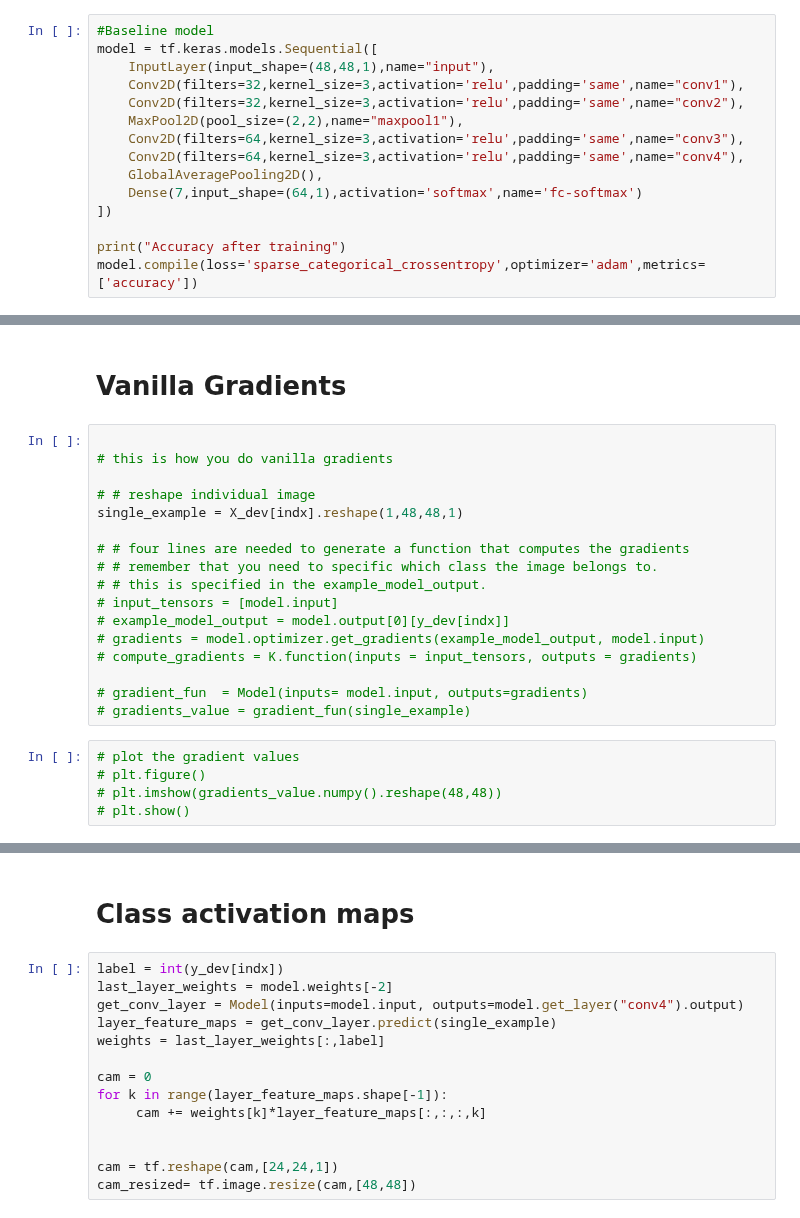
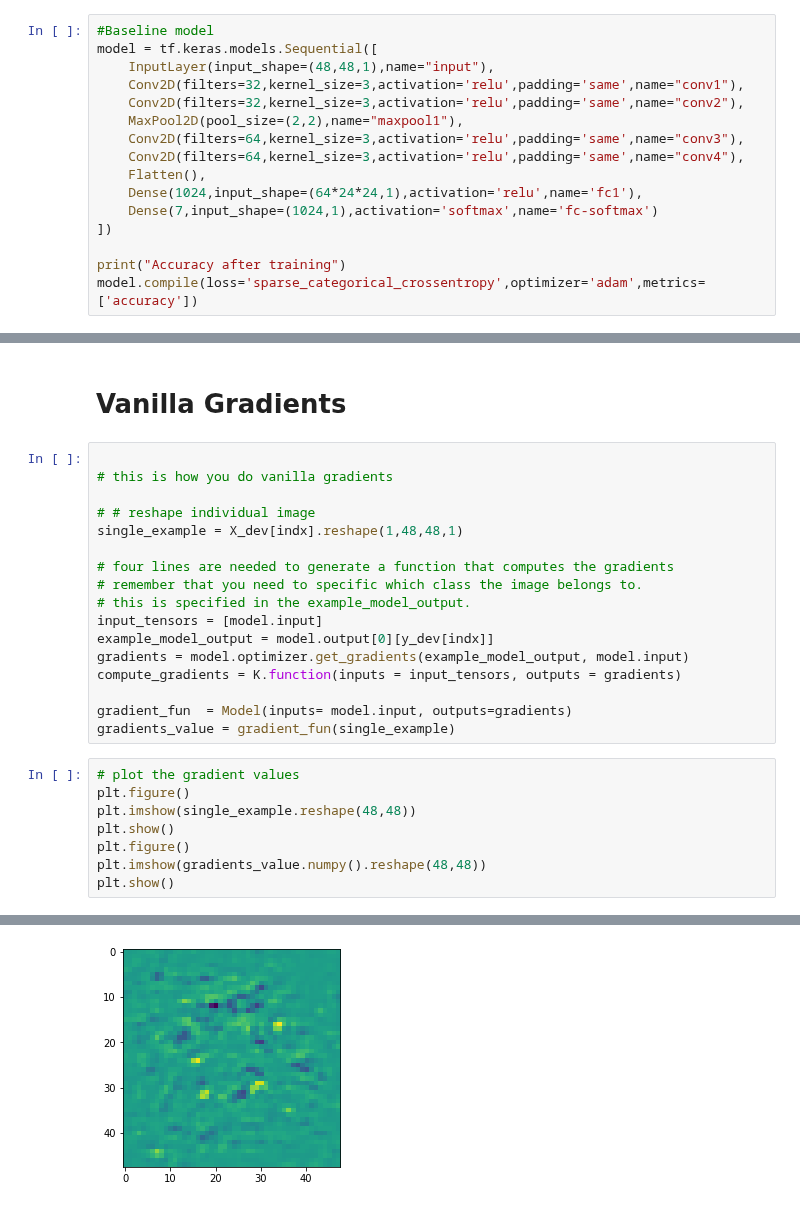
Before and after one commit to amilkh/cs230-fer, a Jupyter notebook: fer2013_pawan_vanilla.ipynb, the cells around one changed output, grey strips where cells are left out. Drawn from its saved outputs; the diff is of its cells as text.

```diff
--- a/fer2013_pawan_vanilla.ipynb
+++ b/fer2013_pawan_vanilla.ipynb
@@ -92,8 +92,9 @@ model = tf.keras.models.Sequential([
     MaxPool2D(pool_size=(2,2),name="maxpool1"),
     Conv2D(filters=64,kernel_size=3,activation='relu',padding='same',name="conv3"),
     Conv2D(filters=64,kernel_size=3,activation='relu',padding='same',name="conv4"),
-    GlobalAveragePooling2D(),
-    Dense(7,input_shape=(64,1),activation='softmax',name='fc-softmax')
+    Flatten(),
+    Dense(1024,input_shape=(64*24*24,1),activation='relu',name='fc1'),
+    Dense(7,input_shape=(1024,1),activation='softmax',name='fc-softmax')
 ])
 
 print("Accuracy after training")
@@ -174,18 +172,22 @@ NameError: ignored
 # # reshape individual image
 single_example = X_dev[indx].reshape(1,48,48,1)
 
-# # four lines are needed to generate a function that computes the gradients
-# # remember that you need to specific which class the image belongs to.
-# # this is specified in the example_model_output.
-# input_tensors = [model.input]
-# example_model_output = model.output[0][y_dev[indx]]
-# gradients = model.optimizer.get_gradients(example_model_output, model.input)
-# compute_gradients = K.function(inputs = input_tensors, outputs = gradients)
+# four lines are needed to generate a function that computes the gradients
+# remember that you need to specific which class the image belongs to.
+# this is specified in the example_model_output.
+input_tensors = [model.input]
+example_model_output = model.output[0][y_dev[indx]]
+gradients = model.optimizer.get_gradients(example_model_output, model.input)
+compute_gradients = K.function(inputs = input_tensors, outputs = gradients)
 
-# gradient_fun  = Model(inputs= model.input, outputs=gradients)
-# gradients_value = gradient_fun(single_example)
+gradient_fun  = Model(inputs= model.input, outputs=gradients)
+gradients_value = gradient_fun(single_example)
 # %%
 # plot the gradient values
-# plt.figure()
-# plt.imshow(gradients_value.numpy().reshape(48,48))
-# plt.show()
+plt.figure()
+plt.imshow(single_example.reshape(48,48))
+plt.show()
+plt.figure()
+plt.imshow(gradients_value.numpy().reshape(48,48))
+plt.show()
+# %% [output]
@@ -192,16 +195 @@ single_example = X_dev[indx].reshape(1,48,48,1)
+[figure, added]
-# %% [markdown]
-# Class activation maps
-# %%
-label = int(y_dev[indx])
-last_layer_weights = model.weights[-2]
-get_conv_layer = Model(inputs=model.input, outputs=model.get_layer("conv4").output)
-layer_feature_maps = get_conv_layer.predict(single_example)
-weights = last_layer_weights[:,label]
-
-cam = 0
-for k in range(layer_feature_maps.shape[-1]):
-     cam += weights[k]*layer_feature_maps[:,:,:,k]
-
-
-cam = tf.reshape(cam,[24,24,1])
-cam_resized= tf.image.resize(cam,[48,48])
```
Also changed, not shown: parts of 5 cells of this notebook.
